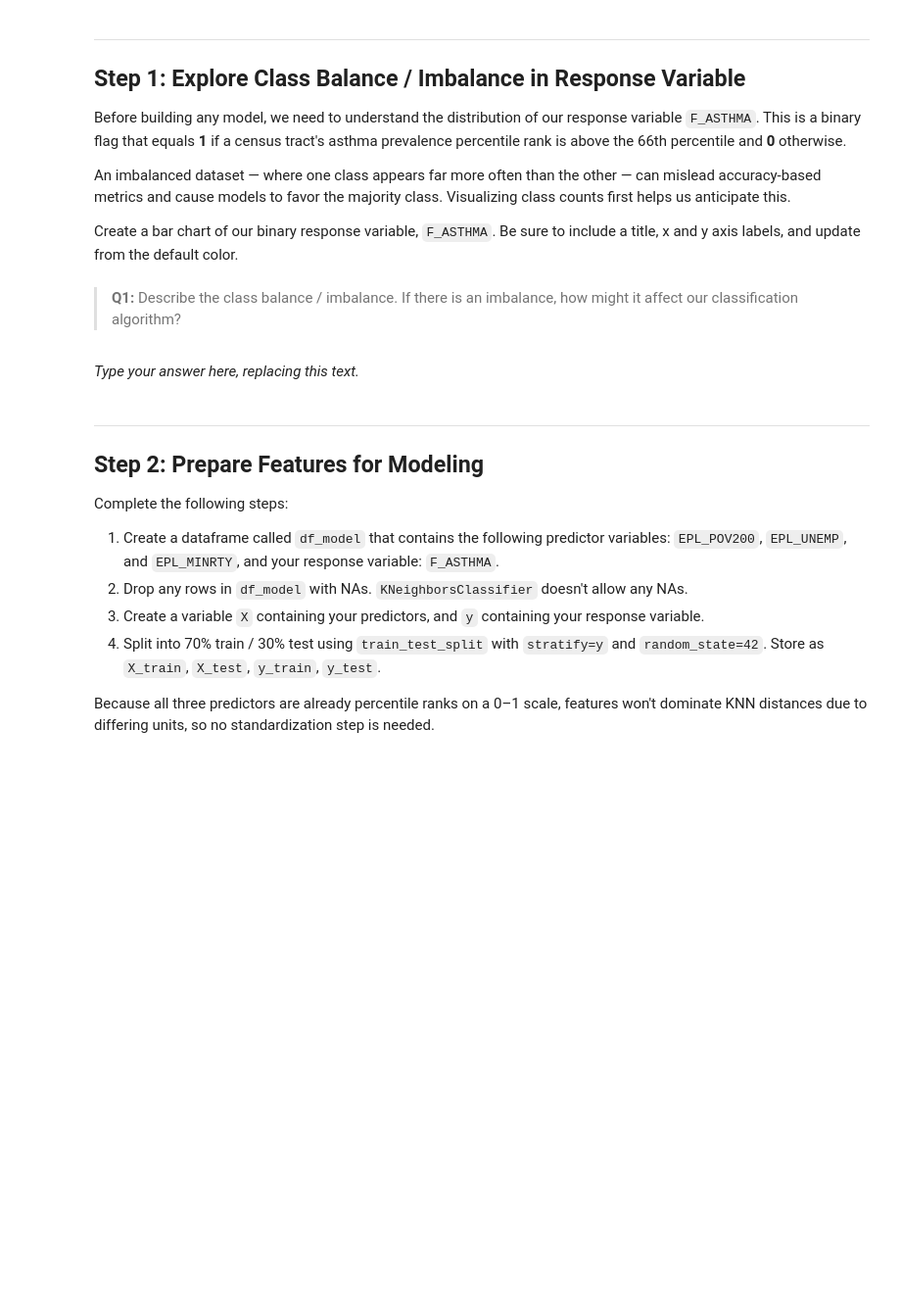
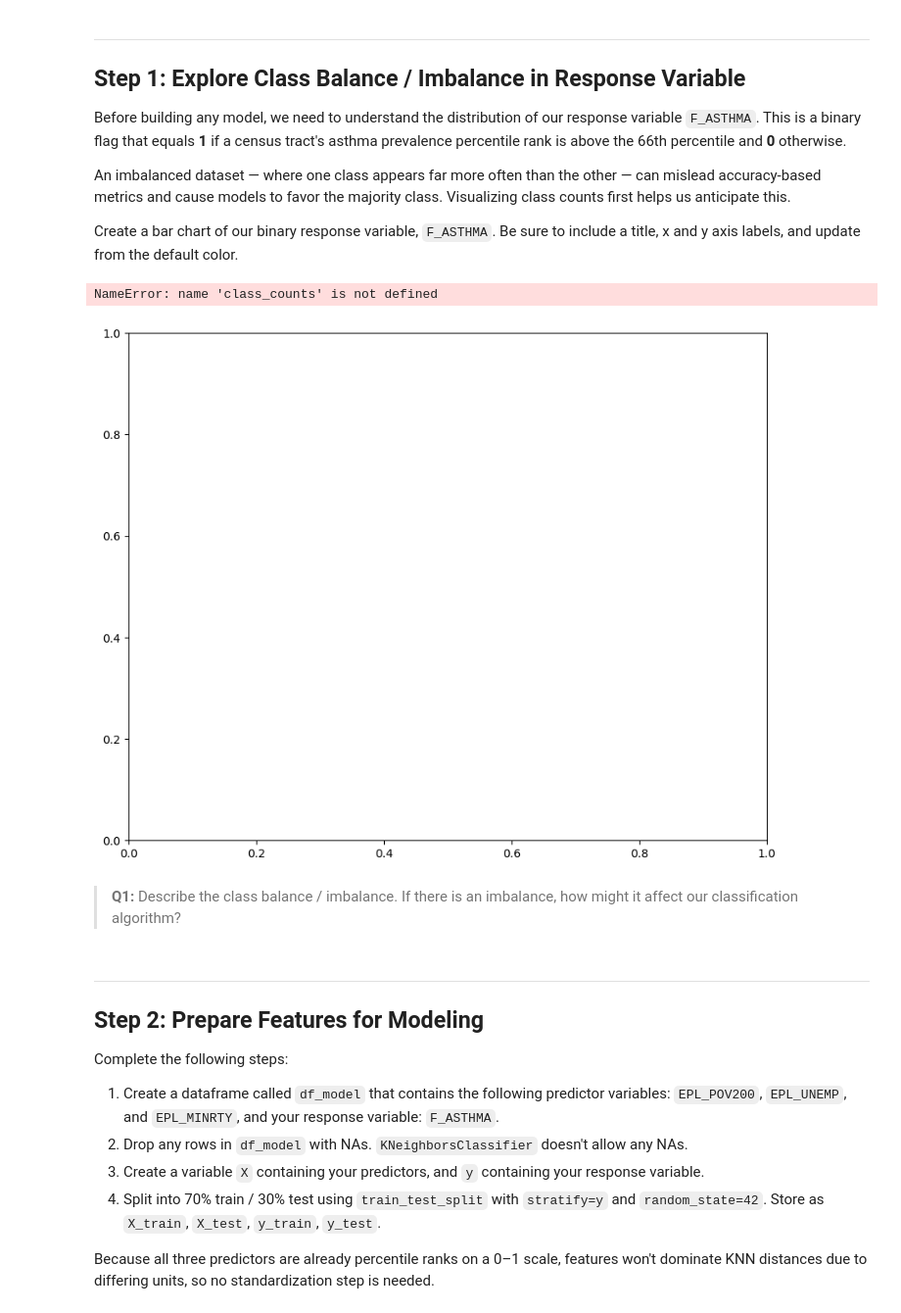
Before and after one commit to willrmull/assignment-2, a Jupyter notebook: hw2-task2.ipynb, the cells around one changed output. Shown at 98% size. Cells and saved outputs as stored; diff of their text form; code cells hidden in the pictures; blank space fills up the shorter version.

```diff
--- a/hw2-task2.ipynb
+++ b/hw2-task2.ipynb
@@ -70,7 +70,7 @@ from sklearn.metrics import (
 )
 
 # Load and clean
-df_raw = pd.read_csv('EJI_2024_United_States.csv')
+df_raw = pd.read_csv('task2/EJI_2024_United_States.csv')
 df_raw = df_raw.replace(-999, np.nan)
 
 # Reproducible 10,000-tract sample
@@ -89,14 +93,28 @@ Before building any model, we need to understand the distribution of our respons
 An imbalanced dataset — where one class appears far more often than the other — can mislead accuracy-based metrics and cause models to favor the majority class. Visualizing class counts first helps us anticipate this.
 
 Create a bar chart of our binary response variable, `F_ASTHMA`. Be sure to include a title, x and y axis labels, and update from the default color.
+# %%
+asthma_counts = df['F_ASTHMA'].value_counts().sort_index()
+
+fig, ax = plt.subplots(figsize=(10,8))
+
+bars = ax.bar(
+    ['0 (below 66th pctile)', '1 (at/above 66th pctile)'],
+    class_counts.values,
+    color=['#5DCAA5', '#1D9E75'],
+    edgecolor=['#1D9E75', '#0F6E56'],
+    linewidth=0.8
+)
+33
+# %% [output]
+NameError: name 'class_counts' is not defined
+[figure, added]
 # %% [markdown]
 <!-- END QUESTION -->
 
 <!-- BEGIN QUESTION -->
 
 > **Q1:** Describe the class balance / imbalance. If there is an imbalance, how might it affect our classification algorithm?
-# %% [markdown]
-_Type your answer here, replacing this text._
 # %% [markdown]
 <!-- END QUESTION -->
 
```
Also changed, not shown: parts of 22 cells of this notebook, 1 other file.
